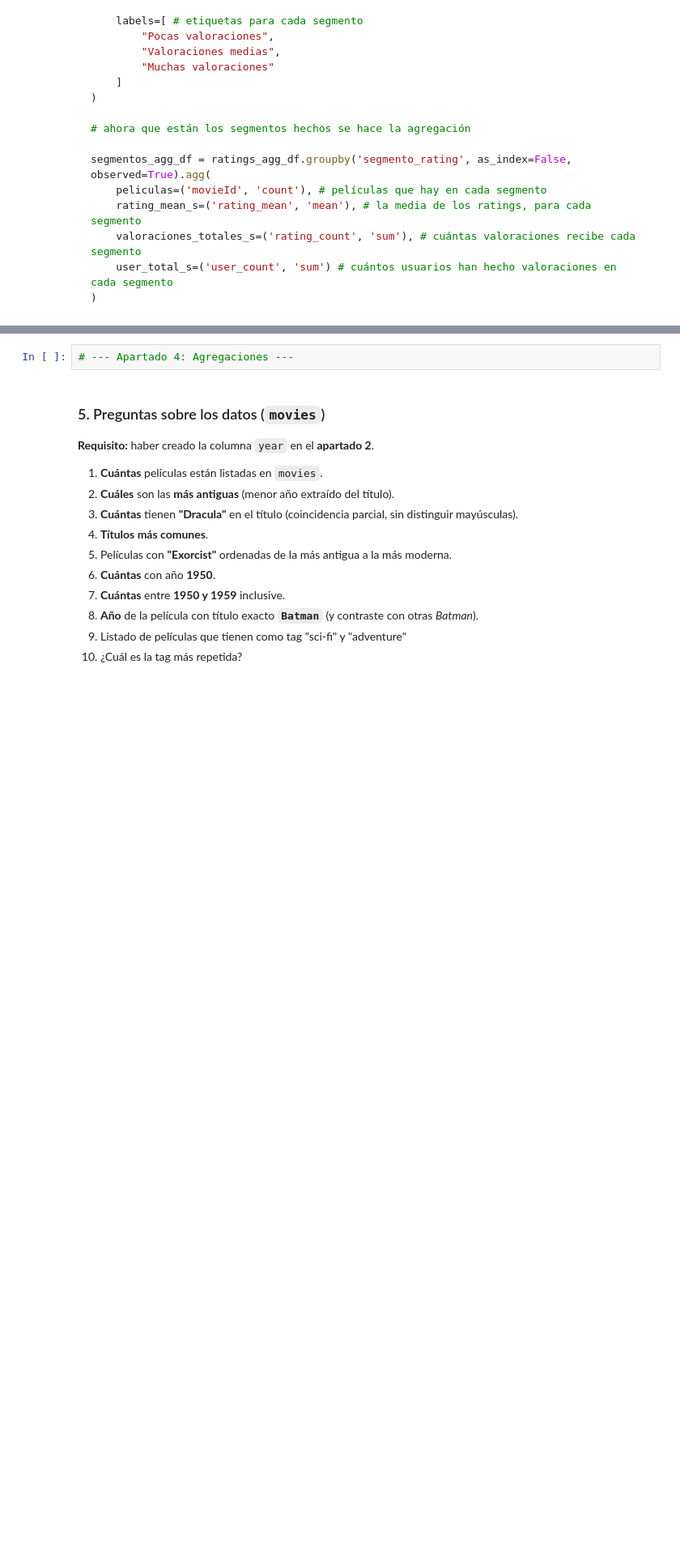
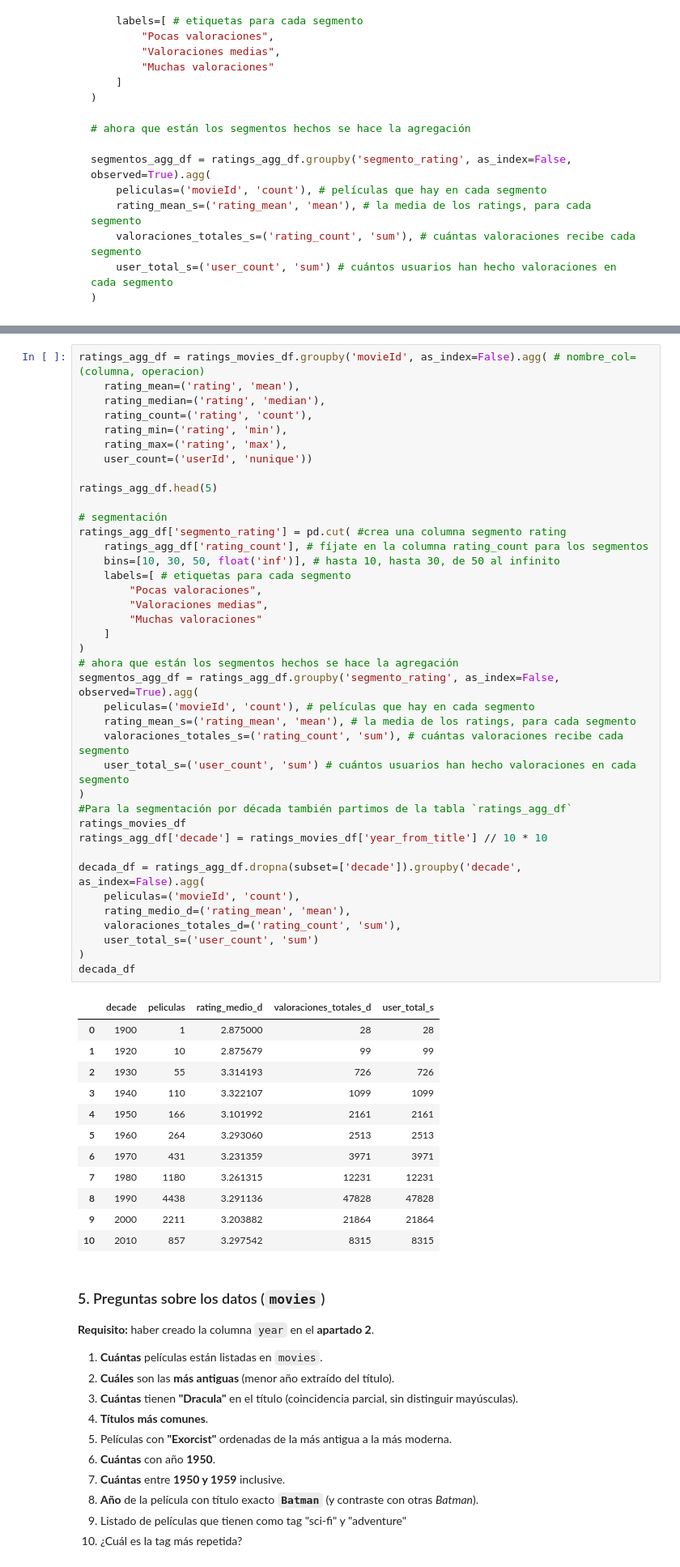
Before and after one commit to Ameisin/tc-sprint03-04-peliculas, a Jupyter notebook: Team_Challenge_sprint03_04.ipynb, the cells around one changed output, grey strips where cells are left out. Shown at 81% size. Saved outputs shown, nothing was run; the diff lists cells and outputs as text; blank space fills up the shorter version.

```diff
--- a/Team_Challenge_sprint03_04.ipynb
+++ b/Team_Challenge_sprint03_04.ipynb
@@ -321,7 +433,57 @@ decada_df = ratings_agg_df.dropna(subset=['decade']).groupby('decade', as_index=
     user_total_s=('user_count', 'sum')
 )
 # %%
-# --- Apartado 4: Agregaciones ---
+ratings_agg_df = ratings_movies_df.groupby('movieId', as_index=False).agg( # nombre_col=(columna, operacion)
+    rating_mean=('rating', 'mean'),
+    rating_median=('rating', 'median'),
+    rating_count=('rating', 'count'),
+    rating_min=('rating', 'min'),
+    rating_max=('rating', 'max'),
+    user_count=('userId', 'nunique'))
+
+ratings_agg_df.head(5)
+
+# segmentación
+ratings_agg_df['segmento_rating'] = pd.cut( #crea una columna segmento rating
+    ratings_agg_df['rating_count'], # fíjate en la columna rating_count para los segmentos
+    bins=[10, 30, 50, float('inf')], # hasta 10, hasta 30, de 50 al infinito
+    labels=[ # etiquetas para cada segmento
+        "Pocas valoraciones",
+        "Valoraciones medias",
+        "Muchas valoraciones"
+    ]
+)
+# ahora que están los segmentos hechos se hace la agregación
+segmentos_agg_df = ratings_agg_df.groupby('segmento_rating', as_index=False, observed=True).agg(
+    peliculas=('movieId', 'count'), # películas que hay en cada segmento
+    rating_mean_s=('rating_mean', 'mean'), # la media de los ratings, para cada segmento
+    valoraciones_totales_s=('rating_count', 'sum'), # cuántas valoraciones recibe cada segmento
+    user_total_s=('user_count', 'sum') # cuántos usuarios han hecho valoraciones en cada segmento
+)
+#Para la segmentación por década también partimos de la tabla `ratings_agg_df`
+ratings_movies_df
+ratings_agg_df['decade'] = ratings_movies_df['year_from_title'] // 10 * 10
+
+decada_df = ratings_agg_df.dropna(subset=['decade']).groupby('decade', as_index=False).agg(
+    peliculas=('movieId', 'count'),
+    rating_medio_d=('rating_mean', 'mean'),
+    valoraciones_totales_d=('rating_count', 'sum'),
+    user_total_s=('user_count', 'sum')
+)
+decada_df
+# %% [output]
+|  | decade | peliculas | rating_medio_d | valoraciones_totales_d | user_total_s |
+| 0 | 1900 | 1 | 2.875000 | 28 | 28 |
+| 1 | 1920 | 10 | 2.875679 | 99 | 99 |
+| 2 | 1930 | 55 | 3.314193 | 726 | 726 |
+| 3 | 1940 | 110 | 3.322107 | 1099 | 1099 |
+| 4 | 1950 | 166 | 3.101992 | 2161 | 2161 |
+| 5 | 1960 | 264 | 3.293060 | 2513 | 2513 |
+| 6 | 1970 | 431 | 3.231359 | 3971 | 3971 |
+| 7 | 1980 | 1180 | 3.261315 | 12231 | 12231 |
+| 8 | 1990 | 4438 | 3.291136 | 47828 | 47828 |
+| 9 | 2000 | 2211 | 3.203882 | 21864 | 21864 |
+| 10 | 2010 | 857 | 3.297542 | 8315 | 8315 |
 # %% [markdown]
 ### 5. Preguntas sobre los datos (`movies`)
 
```
Also changed, not shown: parts of 7 cells of this notebook.
